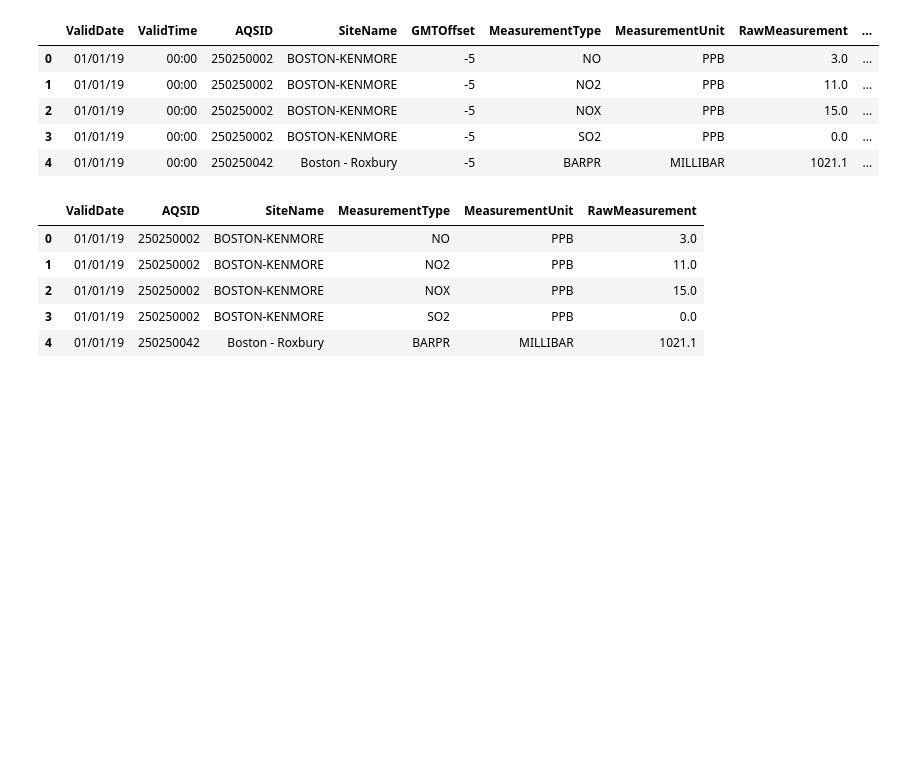
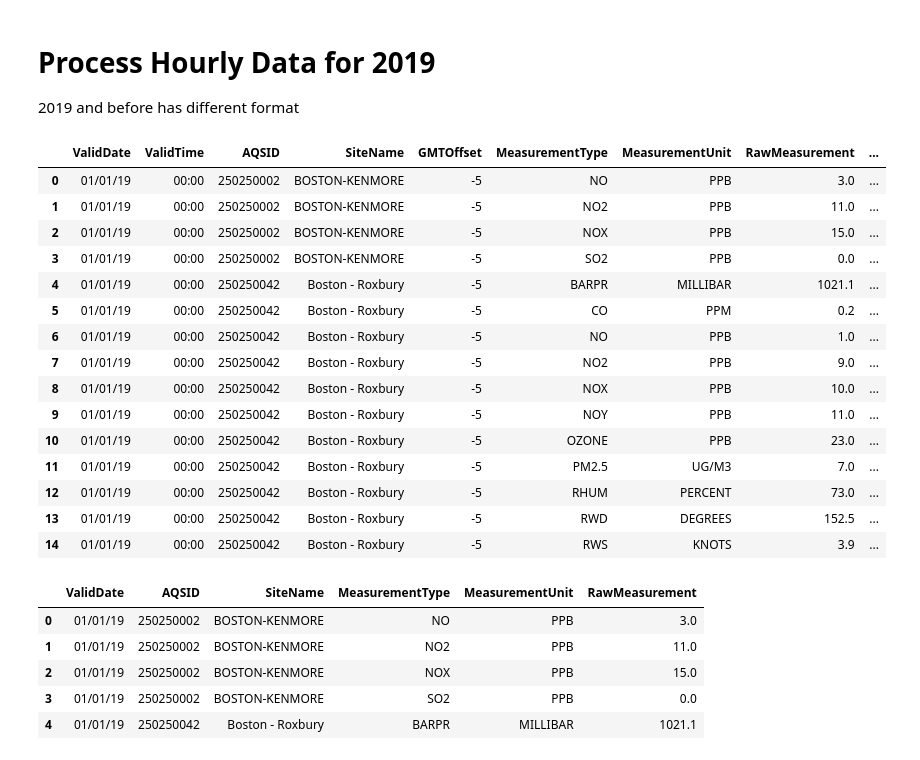
Before and after one commit to BU-Spark/ds-boston-transit-air-quality, a Jupyter notebook: fa23-team-c/data/AQI/unimportant/2019/analyze_2019_AQI.ipynb, the cells around one changed output. Cells and saved outputs as stored; diff of their text form; code cells hidden in the pictures; blank space fills up the shorter version.

Commit message:
analyzed 2019 AQI data and created plots

```diff
--- a/fa23-team-c/data/AQI/unimportant/2019/analyze_2019_AQI.ipynb
+++ b/fa23-team-c/data/AQI/unimportant/2019/analyze_2019_AQI.ipynb
@@ -1,16 +1,29 @@
 # %%
 import pandas as pd
+# %% [markdown]
+# Process Hourly Data for 2019
+2019 and before has different format
 # %%
 data = pd.read_csv("2019.csv", sep="|")
 # %%
-data.head()
+data.head(15)
 # %% [output]
 |  | ValidDate | ValidTime | AQSID | SiteName | GMTOffset | MeasurementType | MeasurementUnit | RawMeasurement | ... |
 | 0 | 01/01/19 | 00:00 | 250250002 | BOSTON-KENMORE | -5 | NO | PPB | 3.0 | ... |
 | 1 | 01/01/19 | 00:00 | 250250002 | BOSTON-KENMORE | -5 | NO2 | PPB | 11.0 | ... |
 | 2 | 01/01/19 | 00:00 | 250250002 | BOSTON-KENMORE | -5 | NOX | PPB | 15.0 | ... |
 | 3 | 01/01/19 | 00:00 | 250250002 | BOSTON-KENMORE | -5 | SO2 | PPB | 0.0 | ... |
 | 4 | 01/01/19 | 00:00 | 250250042 | Boston - Roxbury | -5 | BARPR | MILLIBAR | 1021.1 | ... |
+| 5 | 01/01/19 | 00:00 | 250250042 | Boston - Roxbury | -5 | CO | PPM | 0.2 | ... |
+| 6 | 01/01/19 | 00:00 | 250250042 | Boston - Roxbury | -5 | NO | PPB | 1.0 | ... |
+| 7 | 01/01/19 | 00:00 | 250250042 | Boston - Roxbury | -5 | NO2 | PPB | 9.0 | ... |
+| 8 | 01/01/19 | 00:00 | 250250042 | Boston - Roxbury | -5 | NOX | PPB | 10.0 | ... |
+| 9 | 01/01/19 | 00:00 | 250250042 | Boston - Roxbury | -5 | NOY | PPB | 11.0 | ... |
+| 10 | 01/01/19 | 00:00 | 250250042 | Boston - Roxbury | -5 | OZONE | PPB | 23.0 | ... |
+| 11 | 01/01/19 | 00:00 | 250250042 | Boston - Roxbury | -5 | PM2.5 | UG/M3 | 7.0 | ... |
+| 12 | 01/01/19 | 00:00 | 250250042 | Boston - Roxbury | -5 | RHUM | PERCENT | 73.0 | ... |
+| 13 | 01/01/19 | 00:00 | 250250042 | Boston - Roxbury | -5 | RWD | DEGREES | 152.5 | ... |
+| 14 | 01/01/19 | 00:00 | 250250042 | Boston - Roxbury | -5 | RWS | KNOTS | 3.9 | ... |
 # %%
 data = data.drop(['GMTOffset', 'ValidTime', 'DataSource'], axis=1)
 
```
Also changed, not shown: parts of 17 cells of this notebook, 4 other files.
